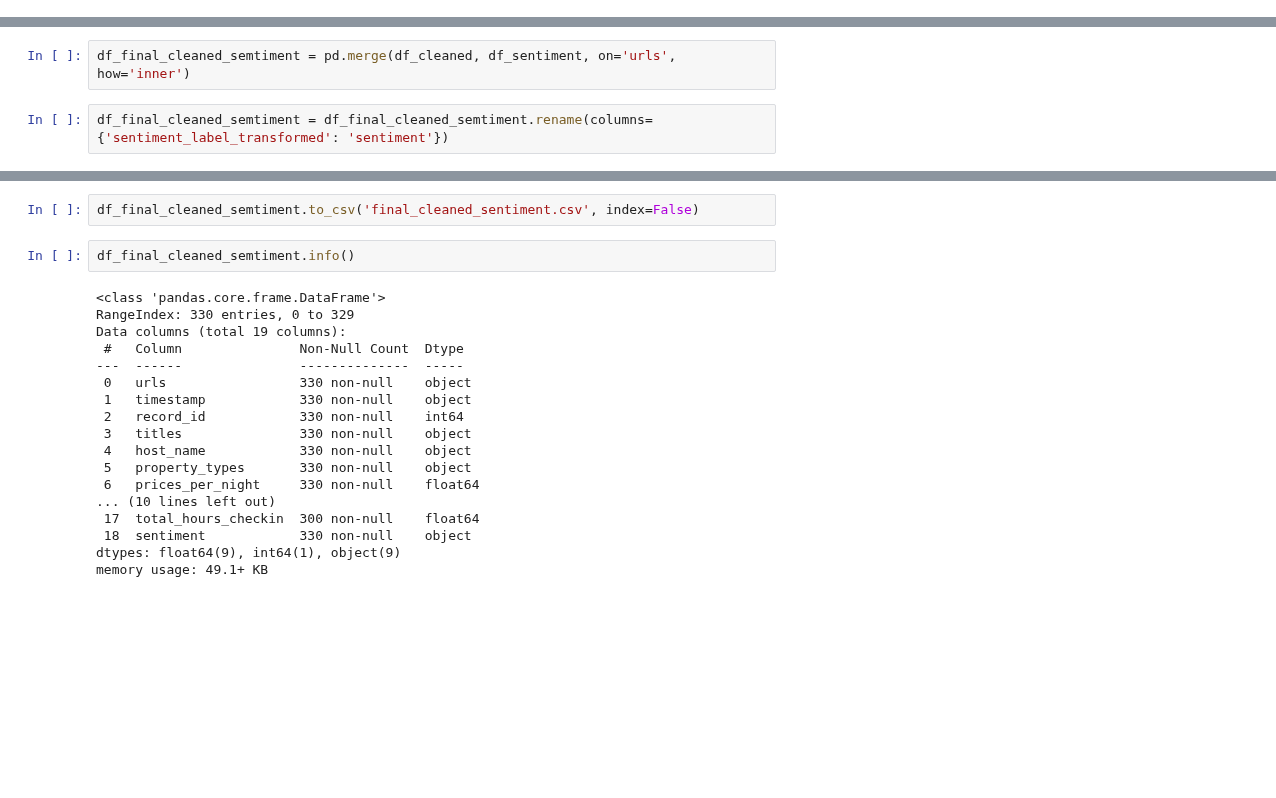
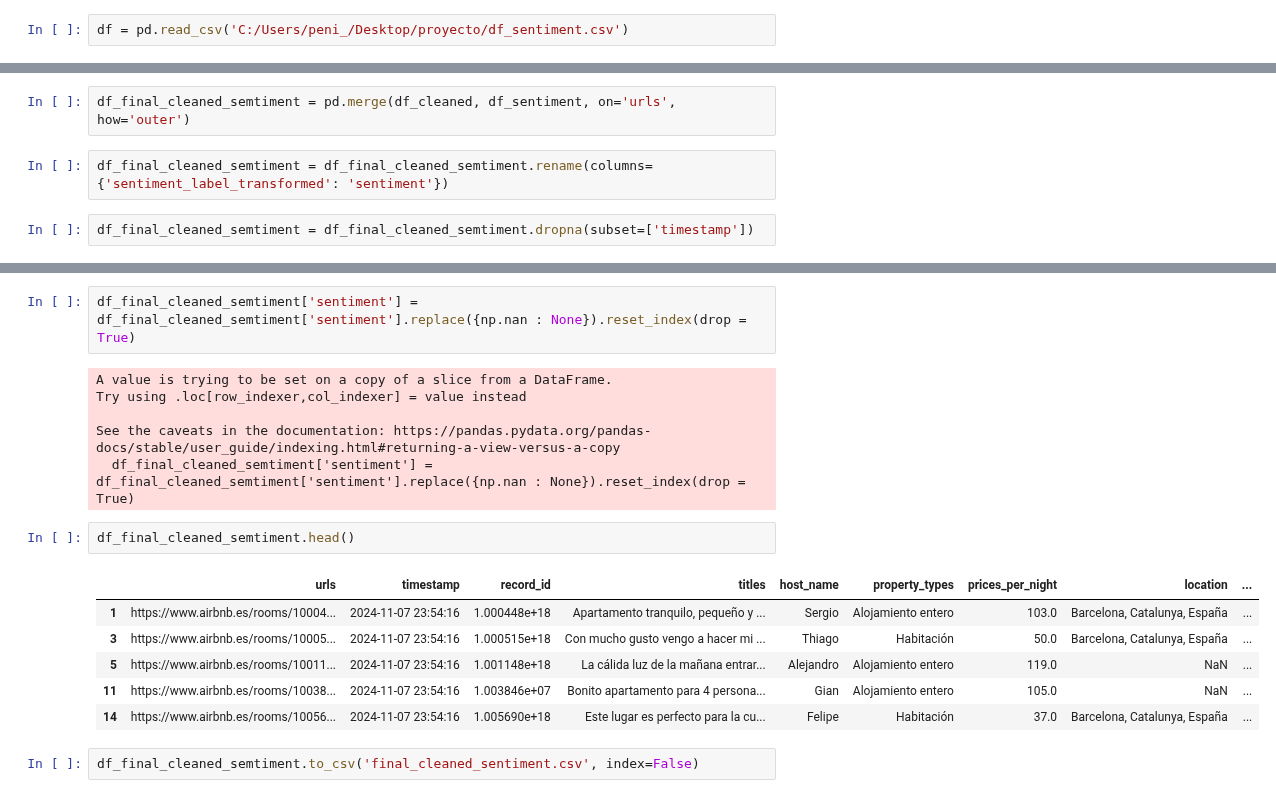
Before and after one commit to DiogoBernardoPT/Proyecto-Final-Bootcamp---Dream-Team, a Jupyter notebook: Sentimiento.ipynb, the cells around one changed output, grey strips where cells are left out. Cells and saved outputs as stored; diff of their text form; blank space fills up the shorter version.

Commit message:
Añadida la creacion del csv para SQL

```diff
--- a/Sentimiento.ipynb
+++ b/Sentimiento.ipynb
@@ -67,6 +68,8 @@ df.head()
 | 4 | Valoración: 5 estrellas | Me quedé en Blau mientras estaba ... | https://www.airbnb.es/rooms/12656... | 2024-11-08 14:47:32.773038 | 4 stars | 0.476711 | Positivo |
 # %%
 df.to_csv('df_sentiment.csv', index=False)
+# %%
+df = pd.read_csv('C:/Users/peni_/Desktop/proyecto/df_sentiment.csv')
 # %% [markdown]
 Dropeamos las columnas que no resultan necesarias para el usuario
 # %%
@@ -130,6 +153,8 @@ df_cleaned = pd.read_csv('C:/Users/peni_/Desktop/proyecto/Proyecto-Final-Bootcam
 # %%
 df_sentiment = df_mean_sentiment.rename(columns={'Url': 'urls'})
 # %%
-df_final_cleaned_semtiment = pd.merge(df_cleaned, df_sentiment, on='urls', how='inner')
+df_final_cleaned_semtiment = pd.merge(df_cleaned, df_sentiment, on='urls', how='outer')
 # %%
 df_final_cleaned_semtiment = df_final_cleaned_semtiment.rename(columns={'sentiment_label_transformed': 'sentiment'})
+# %%
+df_final_cleaned_semtiment = df_final_cleaned_semtiment.dropna(subset=['timestamp'])
@@ -136,22 +184,19 @@ df_final_cleaned_semtiment = df_final_cleaned_semtiment.rename(columns={'sentime
+# %%
+df_final_cleaned_semtiment['sentiment'] = df_final_cleaned_semtiment['sentiment'].replace({np.nan : None}).reset_index(drop = True)
+# %% [output]
+A value is trying to be set on a copy of a slice from a DataFrame.
+Try using .loc[row_indexer,col_indexer] = value instead
+
+See the caveats in the documentation: https://pandas.pydata.org/pandas-docs/stable/user_guide/indexing.html#returning-a-view-versus-a-copy
+  df_final_cleaned_semtiment['sentiment'] = df_final_cleaned_semtiment['sentiment'].replace({np.nan : None}).reset_index(drop = True)
+# %%
+df_final_cleaned_semtiment.head()
+# %% [output]
+|  | urls | timestamp | record_id | titles | host_name | property_types | prices_per_night | location | ... |
+| 1 | https://www.airbnb.es/rooms/10004... | 2024-11-07 23:54:16 | 1.000448e+18 | Apartamento tranquilo, pequeño y ... | Sergio | Alojamiento entero | 103.0 | Barcelona, Catalunya, España | ... |
+| 3 | https://www.airbnb.es/rooms/10005... | 2024-11-07 23:54:16 | 1.000515e+18 | Con mucho gusto vengo a hacer mi ... | Thiago | Habitación | 50.0 | Barcelona, Catalunya, España | ... |
+| 5 | https://www.airbnb.es/rooms/10011... | 2024-11-07 23:54:16 | 1.001148e+18 | La cálida luz de la mañana entrar... | Alejandro | Alojamiento entero | 119.0 | NaN | ... |
+| 11 | https://www.airbnb.es/rooms/10038... | 2024-11-07 23:54:16 | 1.003846e+07 | Bonito apartamento para 4 persona... | Gian | Alojamiento entero | 105.0 | NaN | ... |
+| 14 | https://www.airbnb.es/rooms/10056... | 2024-11-07 23:54:16 | 1.005690e+18 | Este lugar es perfecto para la cu... | Felipe | Habitación | 37.0 | Barcelona, Catalunya, España | ... |
 # %%
 df_final_cleaned_semtiment.to_csv('final_cleaned_sentiment.csv', index=False)
-# %%
-df_final_cleaned_semtiment.info()
-# %% [output]
-<class 'pandas.core.frame.DataFrame'>
-RangeIndex: 330 entries, 0 to 329
-Data columns (total 19 columns):
- #   Column               Non-Null Count  Dtype
----  ------               --------------  -----
- 0   urls                 330 non-null    object
- 1   timestamp            330 non-null    object
- 2   record_id            330 non-null    int64
- 3   titles               330 non-null    object
- 4   host_name            330 non-null    object
- 5   property_types       330 non-null    object
- 6   prices_per_night     330 non-null    float64
-... (10 lines left out)
- 17  total_hours_checkin  300 non-null    float64
- 18  sentiment            330 non-null    object
-dtypes: float64(9), int64(1), object(9)
-memory usage: 49.1+ KB
```
Also changed, not shown: parts of 4 cells of this notebook.
